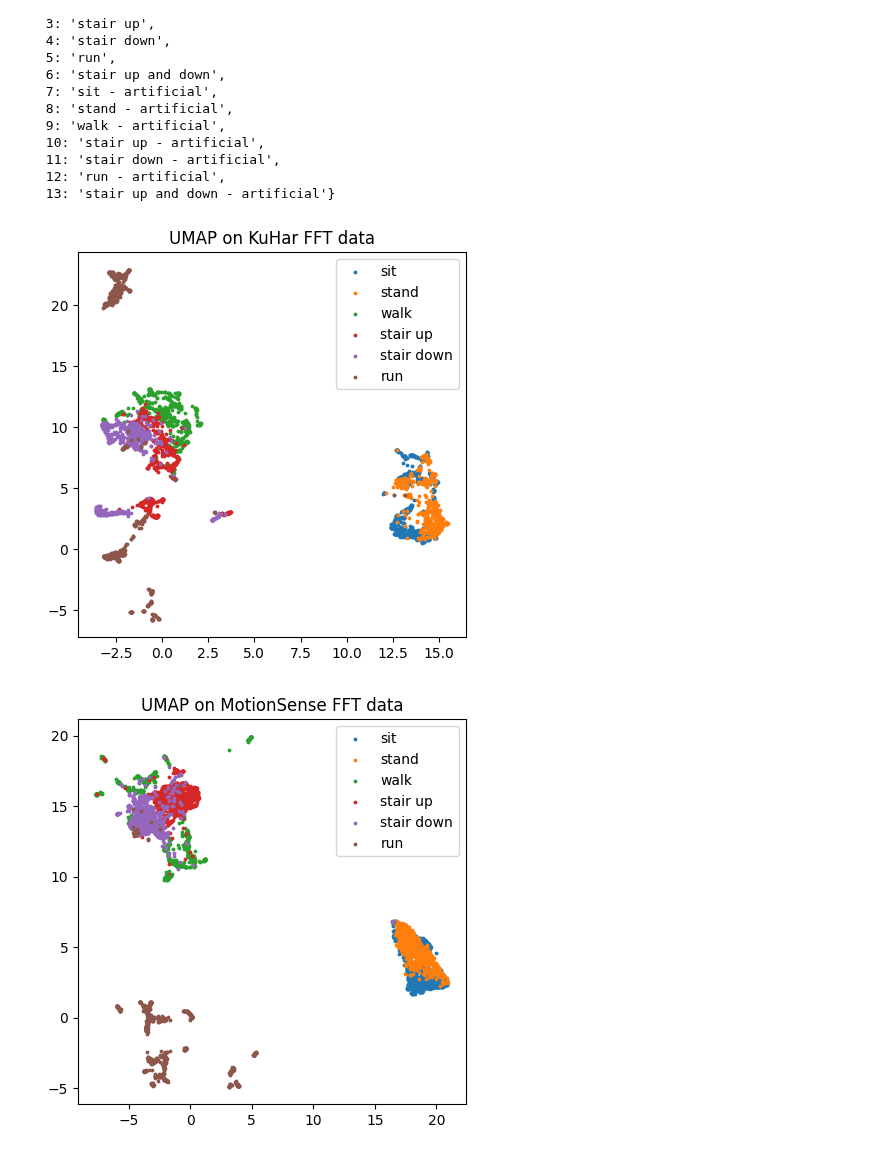
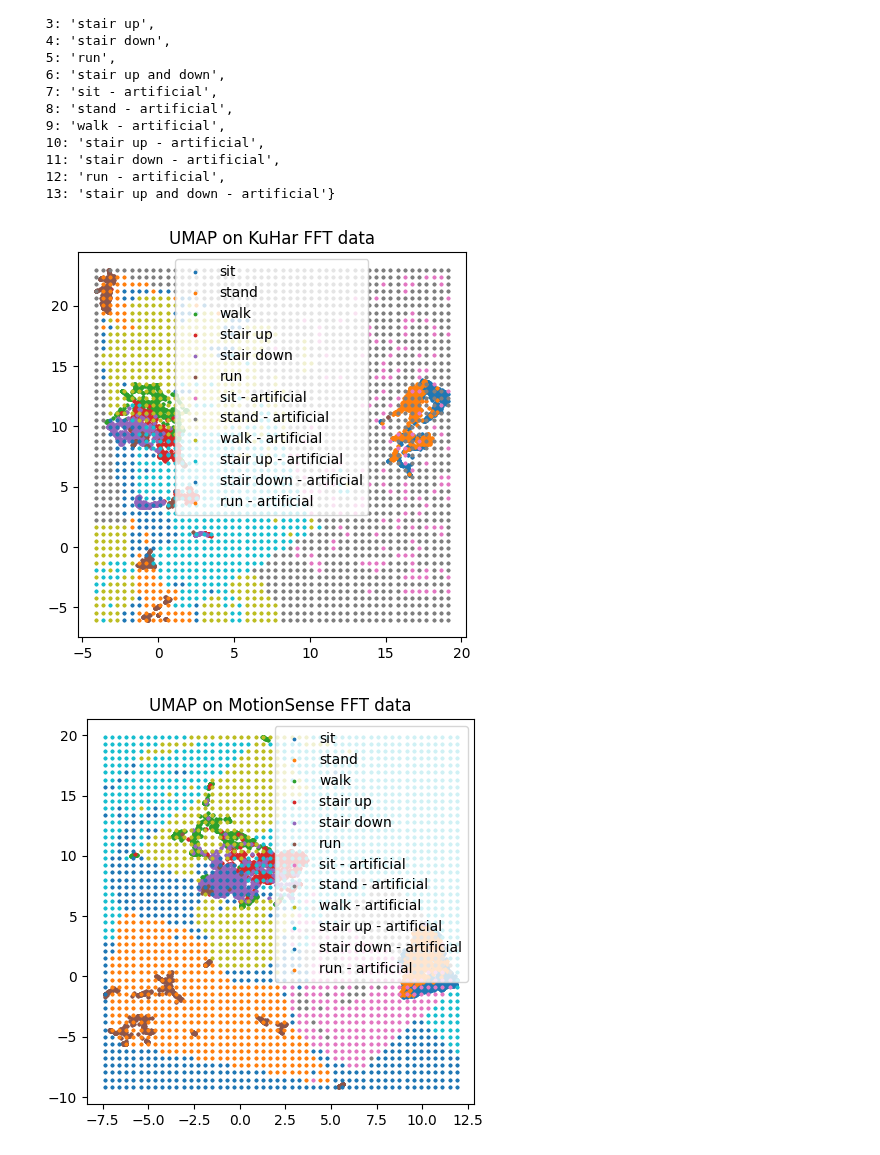
Before and after one commit to otavioon/librep-hiaac, a Jupyter notebook: examples/umap_inverse.ipynb, the cells around one changed output. Saved outputs shown, nothing was run; the diff lists cells and outputs as text; code cells hidden in the pictures.

Commit message:
Update charts

```diff
--- a/examples/umap_inverse.ipynb
+++ b/examples/umap_inverse.ipynb
@@ -203,8 +203,6 @@ for dataset in datasets.keys():
     pred_result_str = np.array([labels[y_true[i]] + ' - correct' if pred_result[i] == 0 else labels[y_true[i]] + ' - mistake' for i in range(tam)])
     result_predict['label - str'] = pred_result_str
 
-    plot(result, title=f"UMAP on {dataset} FFT data", labels = labels)
-
     min_x, max_x = min(result['x']), max(result['x'])
     min_y, max_y = min(result['y']), max(result['y'])
 
@@ -220,33 +218,37 @@ for dataset in datasets.keys():
         (corners[2]*(1-x) + corners[3]*x)*y
         for y in np.linspace(0, 1, 50)
         for x in np.linspace(0, 1, 50)
     ])
 
     grid_df = pd.DataFrame()
     grid_df['x'] = grid_pts[:,0]
     grid_df['y'] = grid_pts[:,1]
 
     grid_inverse_pts = model.inverse_transform(grid_pts)
     pred = rf.predict(grid_inverse_pts)
     grid_df['label'] = pred+7
     pred_str = np.array([all_labels[y+7] for y in pred])
     grid_df['label - str'] = pred_str
 
     df_all = pd.concat([grid_df, result])
     tam = df_all['label'].shape[0]
     y = np.array(['all']*tam)
     df_all['label - str'] = y
 
-    new_df = pd.concat([df_all, result, result_predict, grid_df])
+    new_df = pd.concat([df_all, result, grid_df])
     activities = np.array(new_df['label'])
     new_df['label activity - str'] = np.array(all_labels[y] for y in activities)
+
+    result_predict['label activity - str'] = np.array(all_labels[y] for y in predicted)
+    new_df = pd.concat([new_df, result_predict])
 
     file_name=f"umap_inverse_{dataset}"
 
     new_labels = list(new_df['label - str'].unique())
     labels_str = {y:y for y in new_labels}
 
+    plot(new_df, title=f"UMAP on {dataset} FFT data", labels = all_labels)
     interactive_plot(new_df, max_x, max_y, min_x, min_y, file_name,title=f"UMAP on {dataset} FFT data", labels = labels_str)
 # %% [output]
-[figure, old version]
+[figure, new version]
-[figure, old version]
+[figure, new version]
```
Also changed, not shown: parts of 3 cells of this notebook, 8 other files.
